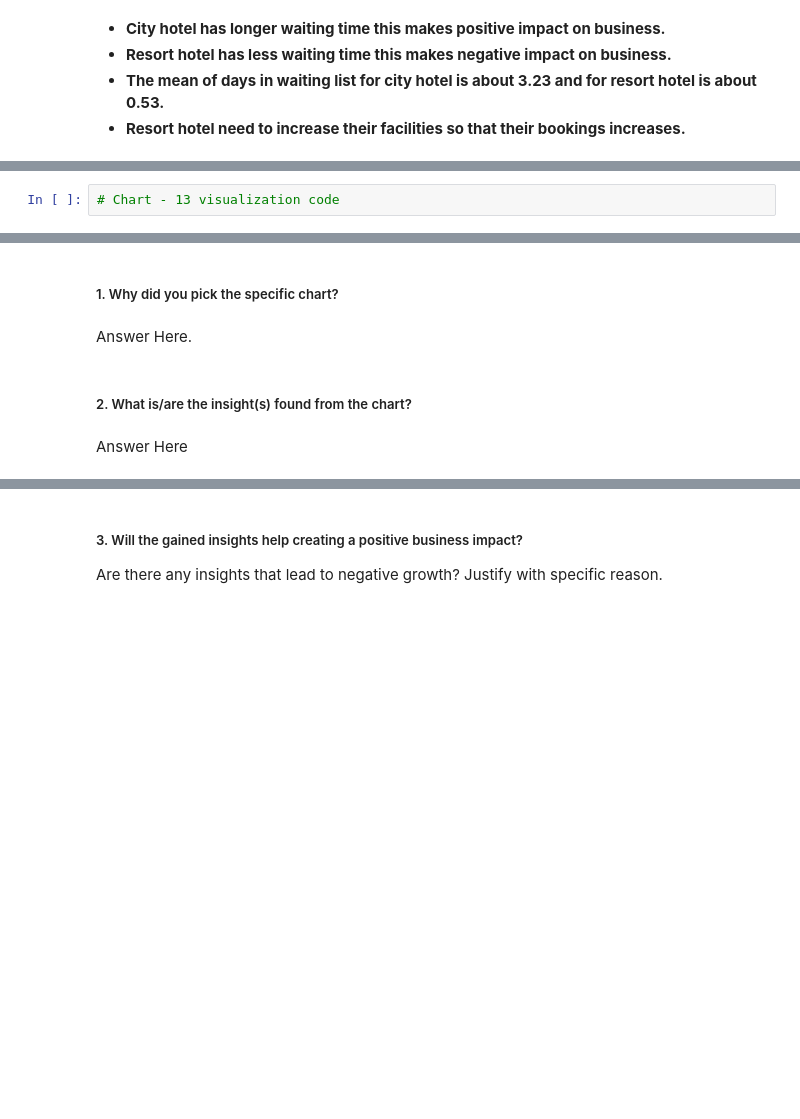
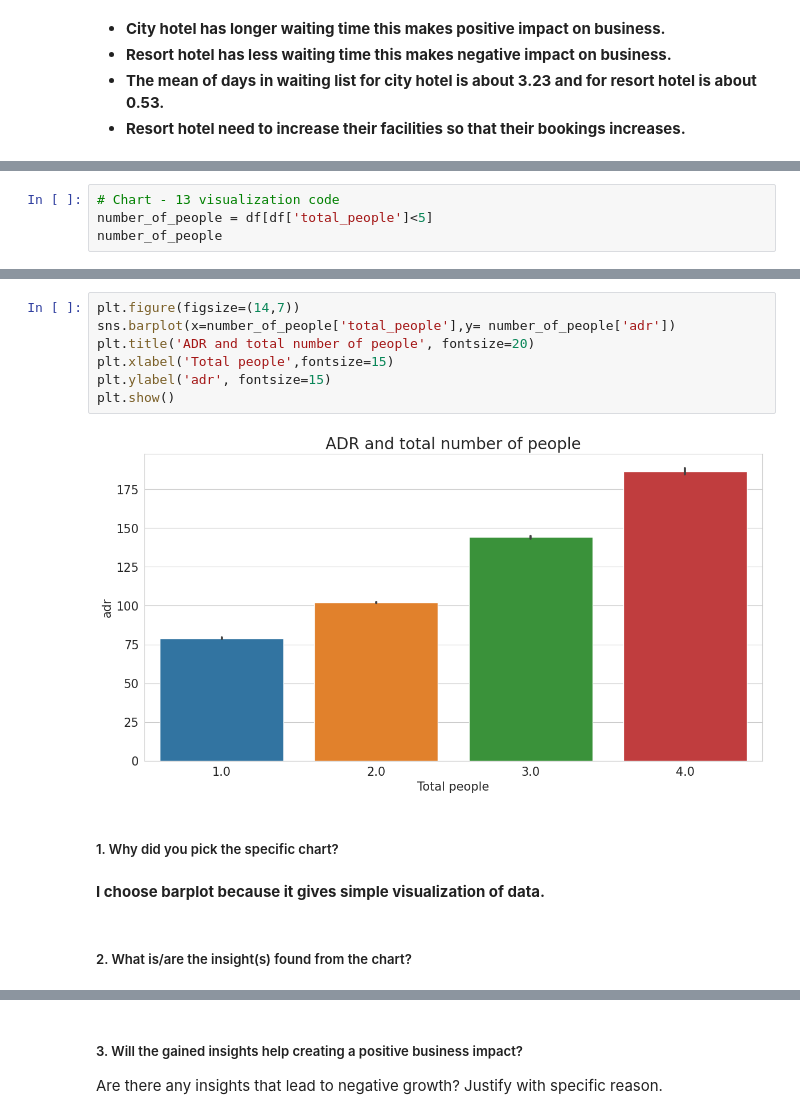
Before and after one commit to ManisankarDey/Hotel_Booking_Analysis, a Jupyter notebook: Copy_of_Sample_EDA_Submission_Main_Template.ipynb, the cells around one changed output, grey strips where cells are left out. Drawn from its saved outputs; the diff is of its cells as text; blank space fills up the shorter version.

```diff
--- a/Copy_of_Sample_EDA_Submission_Main_Template.ipynb
+++ b/Copy_of_Sample_EDA_Submission_Main_Template.ipynb
@@ -932,2 +932,4 @@ Are there any insights that lead to negative growth? Justify with specific reaso
 # %%
 # Chart - 13 visualization code
+number_of_people = df[df['total_people']<5]
+number_of_people
@@ -934,8 +950,15 @@ Are there any insights that lead to negative growth? Justify with specific reaso
+# %%
+plt.figure(figsize=(14,7))
+sns.barplot(x=number_of_people['total_people'],y= number_of_people['adr'])
+plt.title('ADR and total number of people', fontsize=20)
+plt.xlabel('Total people',fontsize=15)
+plt.ylabel('adr', fontsize=15)
+plt.show()
+# %% [output]
+[figure, added]
 # %% [markdown]
 ##### 1. Why did you pick the specific chart?
-# %% [markdown]
-Answer Here.
+# %% [markdown]
+**I choose barplot because it gives simple visualization of data.**
 # %% [markdown]
 ##### 2. What is/are the insight(s) found from the chart?
-# %% [markdown]
-Answer Here
```
Also changed, not shown: parts of 12 cells of this notebook.
